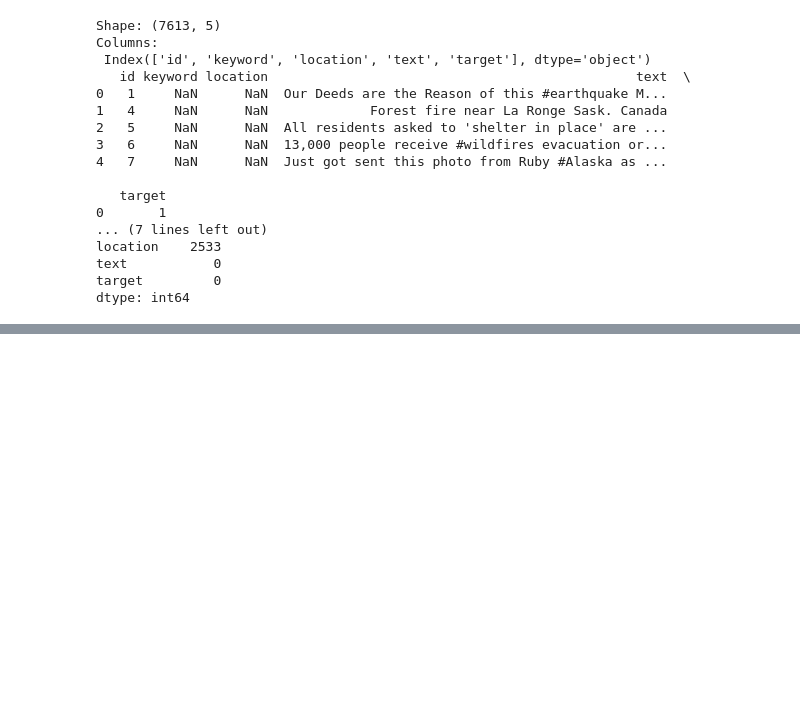
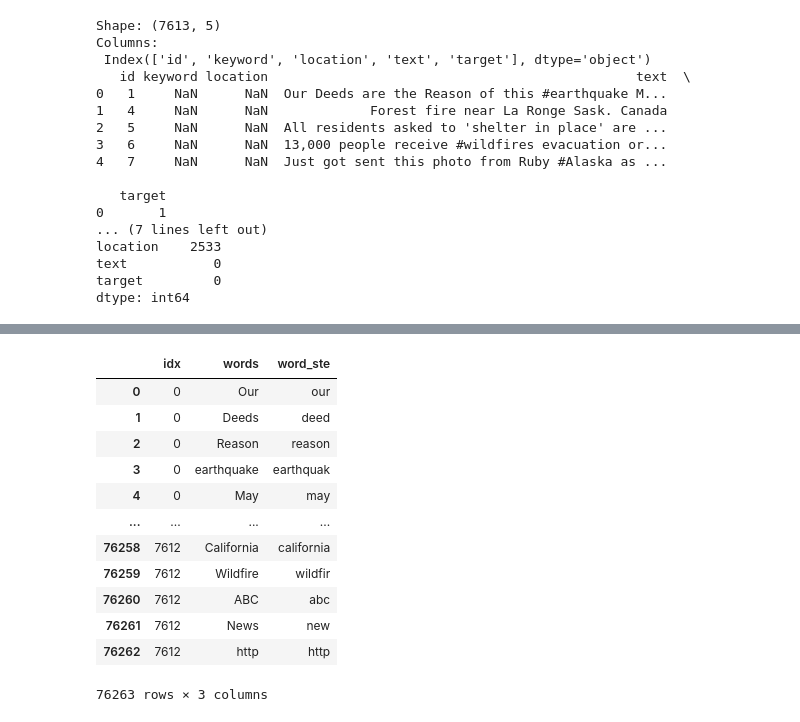
Before and after one commit to nviktorys/NLP0, a Jupyter notebook: 01_DataPreparation.ipynb, the cells around one changed output, grey strips where cells are left out. Cells and saved outputs as stored; diff of their text form; code cells hidden in the pictures; blank space fills up the shorter version.

```diff
--- a/01_DataPreparation.ipynb
+++ b/01_DataPreparation.ipynb
@@ -80,0 +100,9 @@ print(word_tokenize(data.text))
+# %%
+# Combine all words
+words_all = []
+words_idx = []
+for s in range(len(data)):
+  words_all += word_tokenize(data.text[s])
+  words_idx += [s]*len(word_tokenize(data.text[s]))
+print(words_all[:3])
+print(words_idx[:3])
@@ -80,0 +134,20 @@ print(word_tokenize(data.text))
+# %%
+# Stemming
+porter = PorterStemmer()
+for w in range(len(words_stp)):
+  words_stp.loc[w,'word_ste'] = porter.stem(words_stp.word.loc[w])
+words_stp
+# %% [output]
+|  | idx | words | word_ste |
+| 0 | 0 | Our | our |
+| 1 | 0 | Deeds | deed |
+| 2 | 0 | Reason | reason |
+| 3 | 0 | earthquake | earthquak |
+| 4 | 0 | May | may |
+| ... | ... | ... | ... |
+| 76258 | 7612 | California | california |
+| 76259 | 7612 | Wildfire | wildfir |
+| 76260 | 7612 | ABC | abc |
+| 76261 | 7612 | News | new |
+| 76262 | 7612 | http | http |
+76263 rows × 3 columns
```
Also changed, not shown: parts of 18 cells of this notebook, 1 other file.
